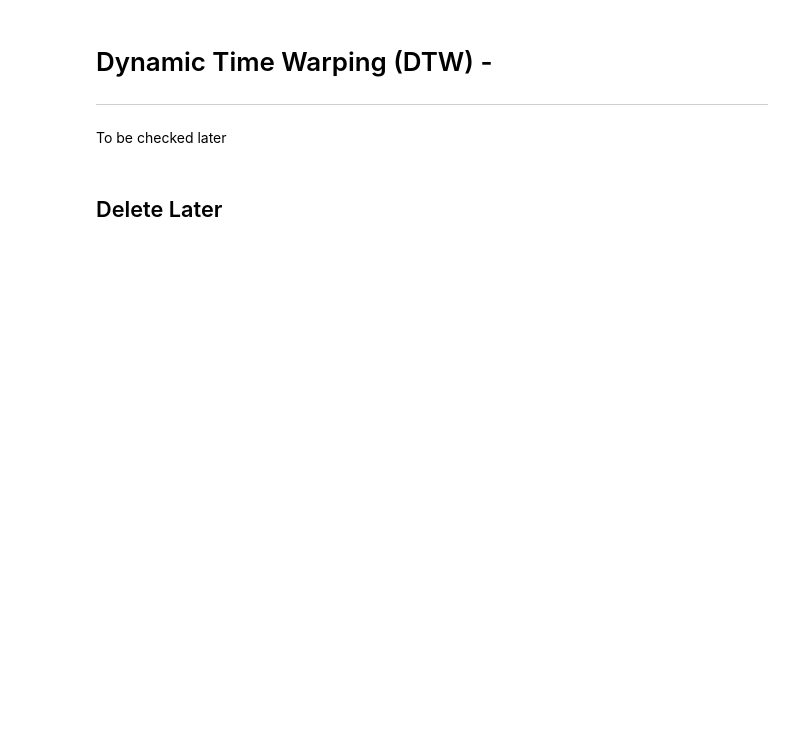
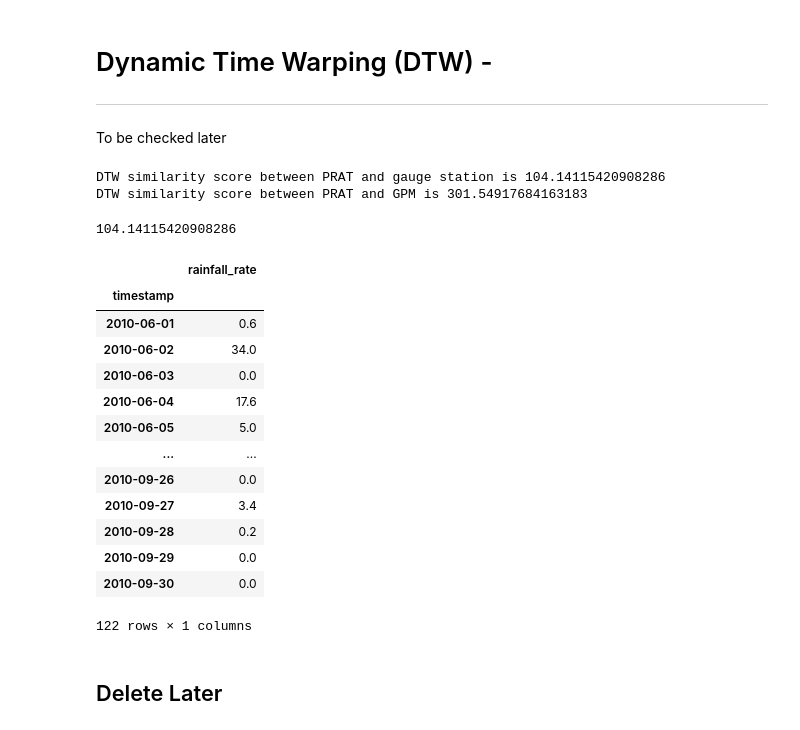
Before and after one commit to dsaharia/PRAT-Rainfall, a Jupyter notebook: imager-rainfall/01_Singapore_prat.ipynb, the cells around one changed output. Cells and saved outputs as stored; diff of their text form; code cells hidden in the pictures; blank space fills up the shorter version.

```diff
--- a/imager-rainfall/01_Singapore_prat.ipynb
+++ b/imager-rainfall/01_Singapore_prat.ipynb
@@ -340,13 +409,35 @@ plt.xlabel('CHIRPS', fontsize=15);
 ---
 To be checked later
 # %%
-# scaler = TimeSeriesScalerMeanVariance(mu=0., std=1.)  # Rescale time series
-# prat_scaled = scaler.fit_transform(monsoon_prat['rainfall_rate'])
-# gauge_scaled = scaler.fit_transform(monsoon_gauge['rainfall_rate'])
-# path_gauge, sim_gauge = metrics.dtw_path(prat_scaled.ravel(), gauge_scaled.ravel())
-# path_gpm, sim_gpm = metrics.dtw_path(monsoon_prat['rainfall_rate'], monsoon_gpm['precipitationCal'])
-# print(f"DTW similarity score between ground based and gauge station is {sim_gauge}")
-# print(f"DTW similarity score between ground based and GPM is {sim_gpm}")
+scaler = TimeSeriesScalerMeanVariance(mu=0., std=1.)  # Rescale time series
+prat_scaled = scaler.fit_transform(monsoon_prat['rainfall_rate'])
+gauge_scaled = scaler.fit_transform(monsoon_gauge['rainfall_rate'])
+path_gauge, sim_gauge = metrics.dtw_path(monsoon_prat['rainfall_rate'], monsoon_gauge['rainfall_rate'])
+path_gpm, sim_gpm = metrics.dtw_path(monsoon_prat['rainfall_rate'], monsoon_gpm['precipitationCal'])
+print(f"DTW similarity score between PRAT and gauge station is {sim_gauge}")
+print(f"DTW similarity score between PRAT and GPM is {sim_gpm}")
+sim_gauge
+# %% [output]
+DTW similarity score between PRAT and gauge station is 104.14115420908286
+DTW similarity score between PRAT and GPM is 301.54917684163183
+104.14115420908286
+# %%
+monsoon_prat
+# %% [output]
+|  | rainfall_rate |
+| timestamp |  |
+| 2010-06-01 | 0.6 |
+| 2010-06-02 | 34.0 |
+| 2010-06-03 | 0.0 |
+| 2010-06-04 | 17.6 |
+| 2010-06-05 | 5.0 |
+| ... | ... |
+| 2010-09-26 | 0.0 |
+| 2010-09-27 | 3.4 |
+| 2010-09-28 | 0.2 |
+| 2010-09-29 | 0.0 |
+| 2010-09-30 | 0.0 |
+122 rows × 1 columns
 # %% [markdown]
 ## Delete Later
 # %%
```
Also changed, not shown: parts of 14 cells of this notebook.
